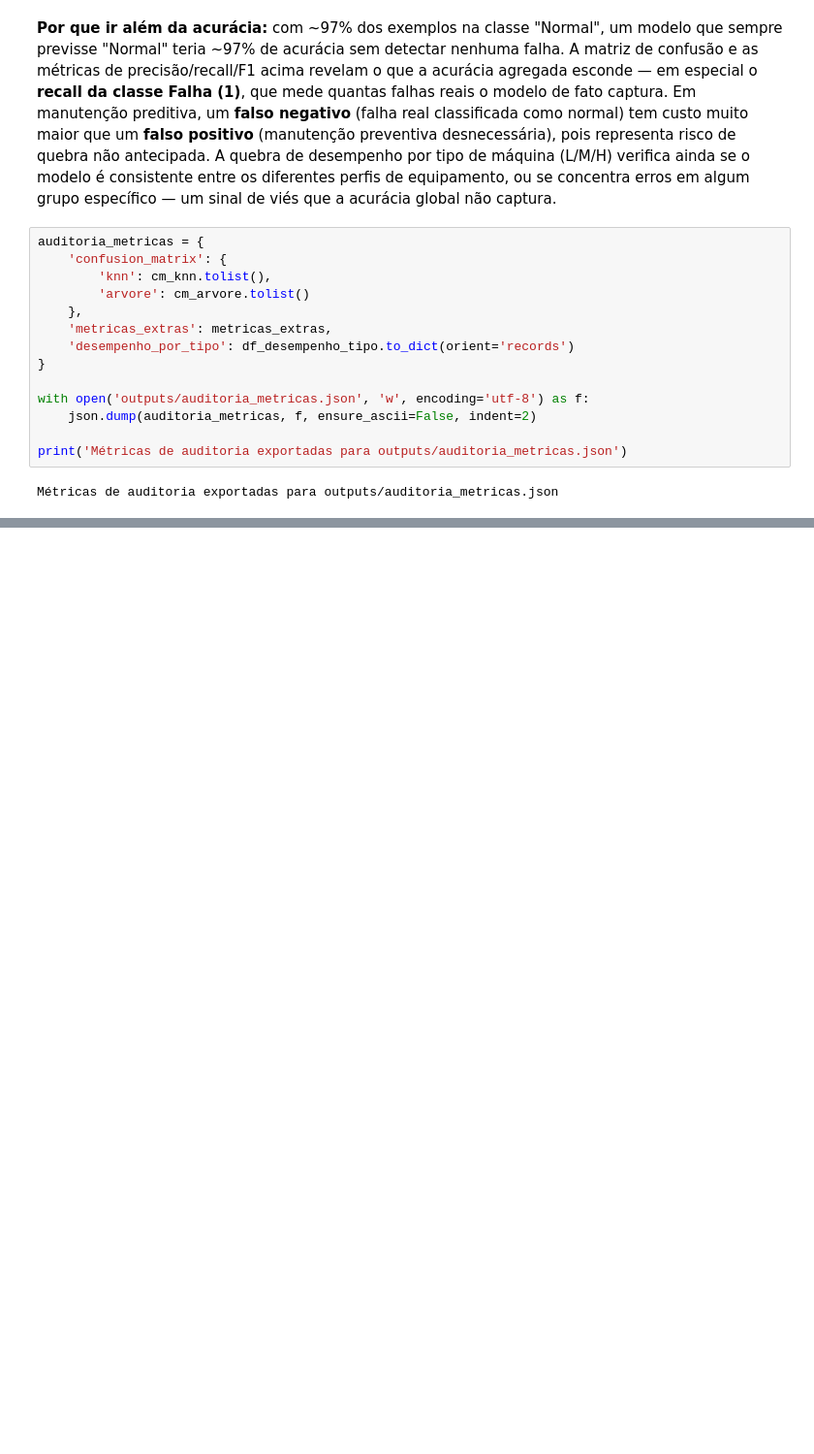
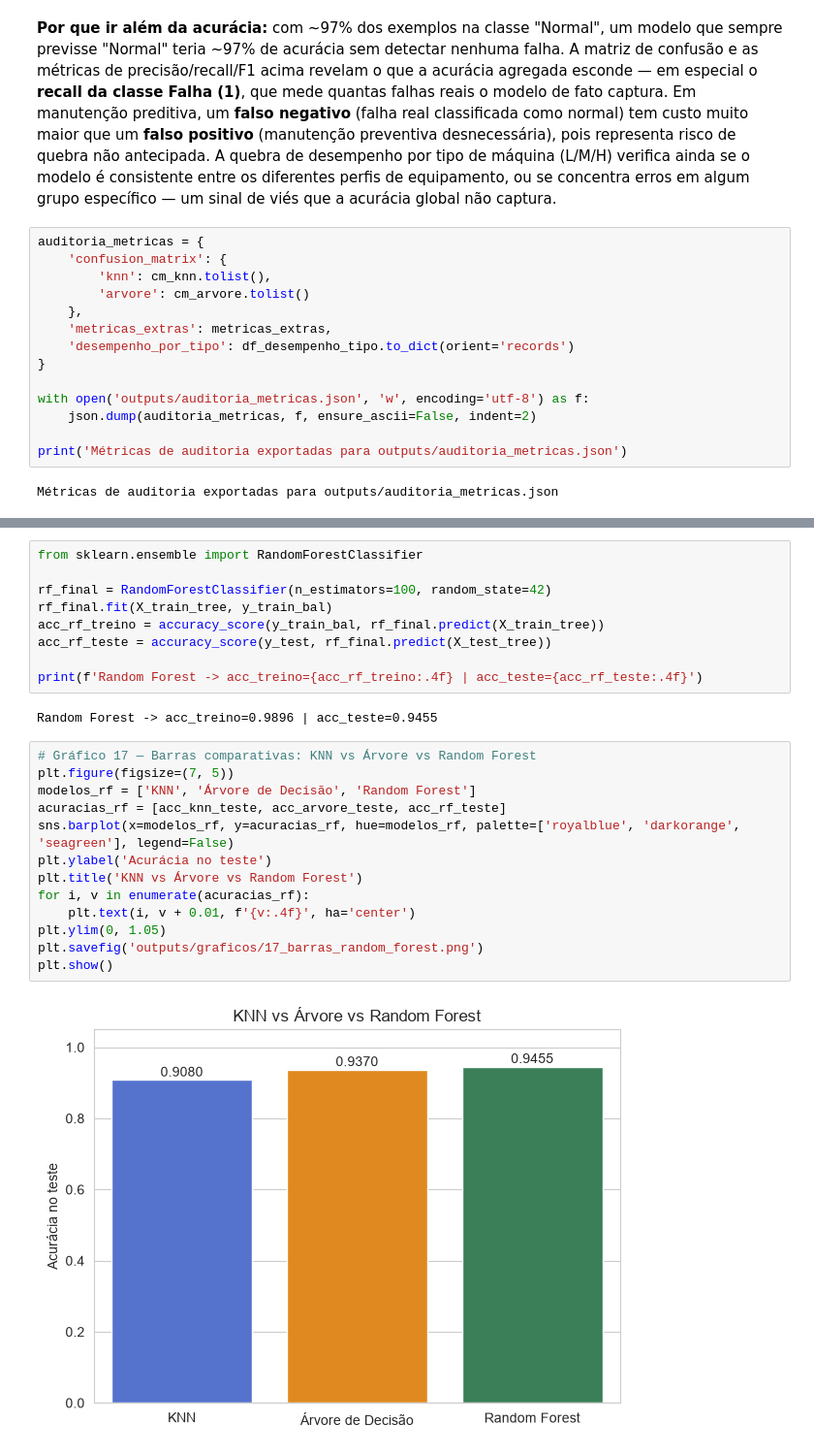
Before and after one commit to samuelmarquesgit/AnalisePreditivaScore, a Jupyter notebook: notebook.ipynb, the cells around one changed output, grey strips where cells are left out. Shown at 97% size. Saved outputs shown, nothing was run; the diff lists cells and outputs as text; blank space fills up the shorter version.

Commit message:
feat: adiciona auditoria do modelo e extensao exploratoria com Random Forest, XGBoost e LightGBM (Fases 8-10)

```diff
--- a/notebook.ipynb
+++ b/notebook.ipynb
@@ -804,0 +816,26 @@ Métricas de auditoria exportadas para outputs/auditoria_metricas.json
+# %%
+from sklearn.ensemble import RandomForestClassifier
+
+rf_final = RandomForestClassifier(n_estimators=100, random_state=42)
+rf_final.fit(X_train_tree, y_train_bal)
+acc_rf_treino = accuracy_score(y_train_bal, rf_final.predict(X_train_tree))
+acc_rf_teste = accuracy_score(y_test, rf_final.predict(X_test_tree))
+
+print(f'Random Forest -> acc_treino={acc_rf_treino:.4f} | acc_teste={acc_rf_teste:.4f}')
+# %% [output]
+Random Forest -> acc_treino=0.9896 | acc_teste=0.9455
+# %%
+# Gráfico 17 — Barras comparativas: KNN vs Árvore vs Random Forest
+plt.figure(figsize=(7, 5))
+modelos_rf = ['KNN', 'Árvore de Decisão', 'Random Forest']
+acuracias_rf = [acc_knn_teste, acc_arvore_teste, acc_rf_teste]
+sns.barplot(x=modelos_rf, y=acuracias_rf, hue=modelos_rf, palette=['royalblue', 'darkorange', 'seagreen'], legend=False)
+plt.ylabel('Acurácia no teste')
+plt.title('KNN vs Árvore vs Random Forest')
+for i, v in enumerate(acuracias_rf):
+    plt.text(i, v + 0.01, f'{v:.4f}', ha='center')
+plt.ylim(0, 1.05)
+plt.savefig('outputs/graficos/17_barras_random_forest.png')
+plt.show()
+# %% [output]
+[figure, added]
```
Also changed, not shown: parts of 9 cells of this notebook, 26 other files.
